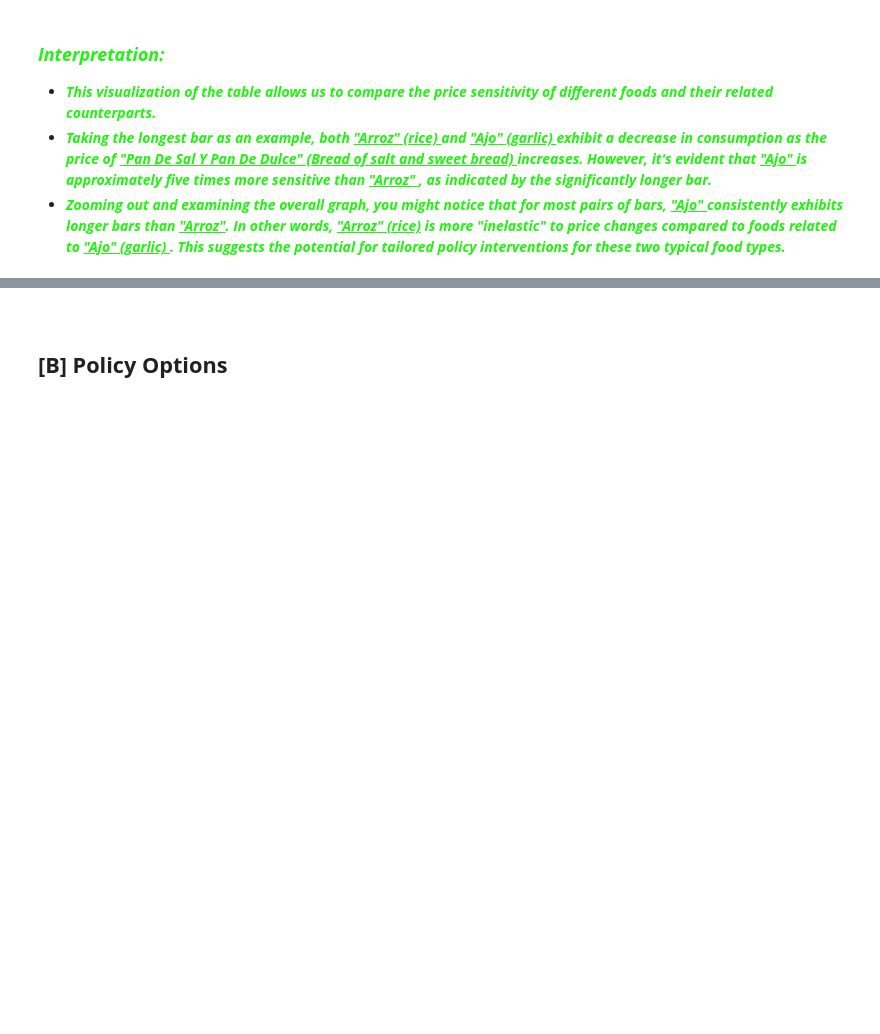
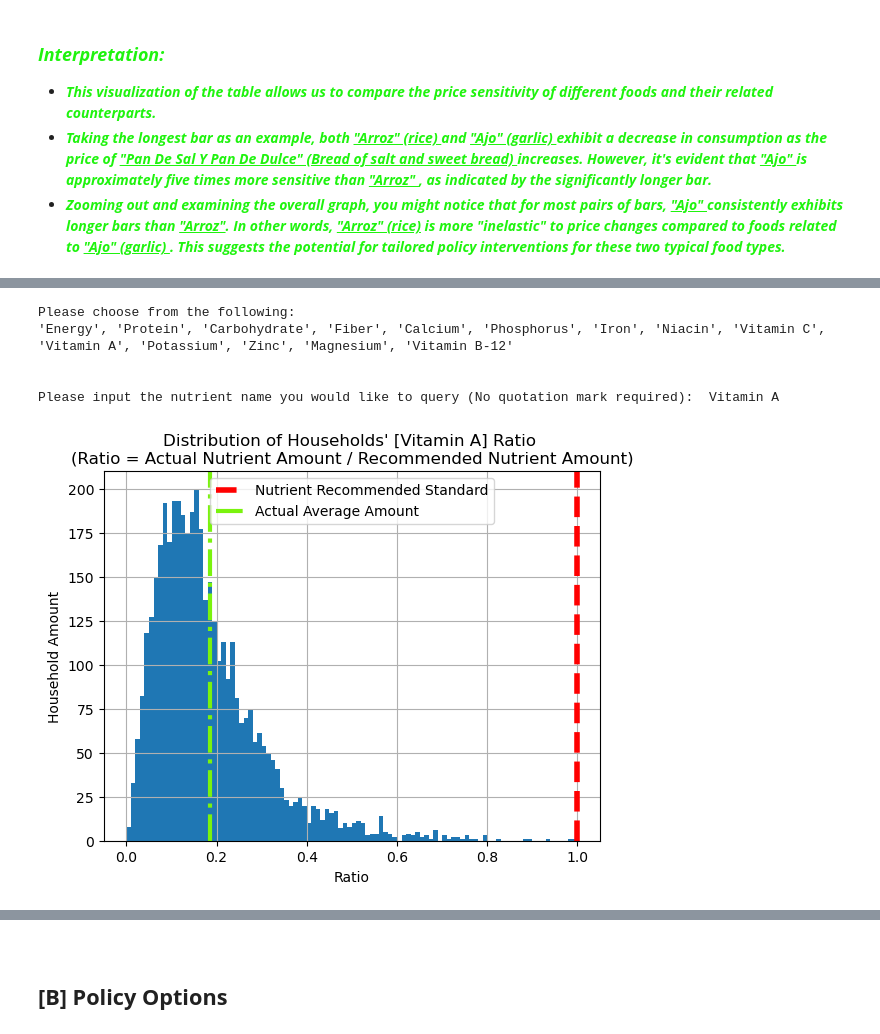
Before and after one commit to yingyinlii/team_luther_burbank_proj4, a Jupyter notebook: EEP153_project_4.ipynb, the cells around one changed output, grey strips where cells are left out. Saved outputs shown, nothing was run; the diff lists cells and outputs as text; code cells hidden in the pictures; blank space fills up the shorter version.

```diff
--- a/EEP153_project_4.ipynb
+++ b/EEP153_project_4.ipynb
@@ -543,0 +697,6 @@ Please input the food you would like to visualize and compare with the first cho
+# %%
+use = fct.index.intersection(qhat.columns)
+
+# qhat is predicted food quantities of each household, and fct is the nutrition amount of each specific food.
+# Hence, we use qhat * fct to get the nutrient amount of each household.
+nutrients = qhat[use]@fct.loc[use, :]
@@ -543,0 +748,40 @@ Please input the food you would like to visualize and compare with the first cho
+# %%
+# hh_rdi is the recommended nutrient amount of each household
+hh_rdi = hh_characteristics_eng_select@rdi.T
+
+# Check recommended weekly intake
+hh_rwi = hh_rdi * 7
+use_nutrients = nutrients_eng.columns.intersection(hh_rwi.columns)
+
+# nutrients_eng is weekly nutrient amount of each household.
+# The ratio represents the actual VS. recommended nutrient amount
+# Greater than one ---> actual amount exceeds the recommended one
+nutrient_ratio = (nutrients_eng[use_nutrients] / hh_rwi[use_nutrients]).dropna()
+# %%
+%matplotlib inline
+print("Please choose from the following:\n'Energy', 'Protein', 'Carbohydrate', 'Fiber', 'Calcium', 'Phosphorus', 'Iron', 'Niacin', 'Vitamin C', 'Vitamin A', 'Potassium', 'Zinc', 'Magnesium', 'Vitamin B-12'")
+print("\n")
+USE_nutrient_name = input("Please input the nutrient name you would like to query (No quotation mark required): ")
+print("\n")
+USE_nutrient_name = str(USE_nutrient_name)
+nutrient_ratio[USE_nutrient_name].hist(bins=100,range = (0,1))
+plt.xlabel("Ratio")
+plt.ylabel("Household Amount")
+plt.title(f"Distribution of Households' [{USE_nutrient_name}] Ratio \n(Ratio = Actual Nutrient Amount / Recommended Nutrient Amount)")
+
+# Add a red vertical line at x = 1.0
+plt.axvline(x=1.0, color='red', linestyle='--', label='Nutrient Recommended Standard', linewidth=4)
+
+# Add a blue vetical line for averayge
+average_amount = nutrient_ratio.mean()[USE_nutrient_name]
+plt.axvline(x=average_amount, color='#7AF30E', linestyle='-.', linewidth=3, label='Actual Average Amount')
+
+plt.legend()
+plt.show()
+# %% [output]
+Please choose from the following:
+'Energy', 'Protein', 'Carbohydrate', 'Fiber', 'Calcium', 'Phosphorus', 'Iron', 'Niacin', 'Vitamin C', 'Vitamin A', 'Potassium', 'Zinc', 'Magnesium', 'Vitamin B-12'
+
+
+Please input the nutrient name you would like to query (No quotation mark required):  Vitamin A
+[figure, added]
```
Also changed, not shown: parts of 26 cells of this notebook.
